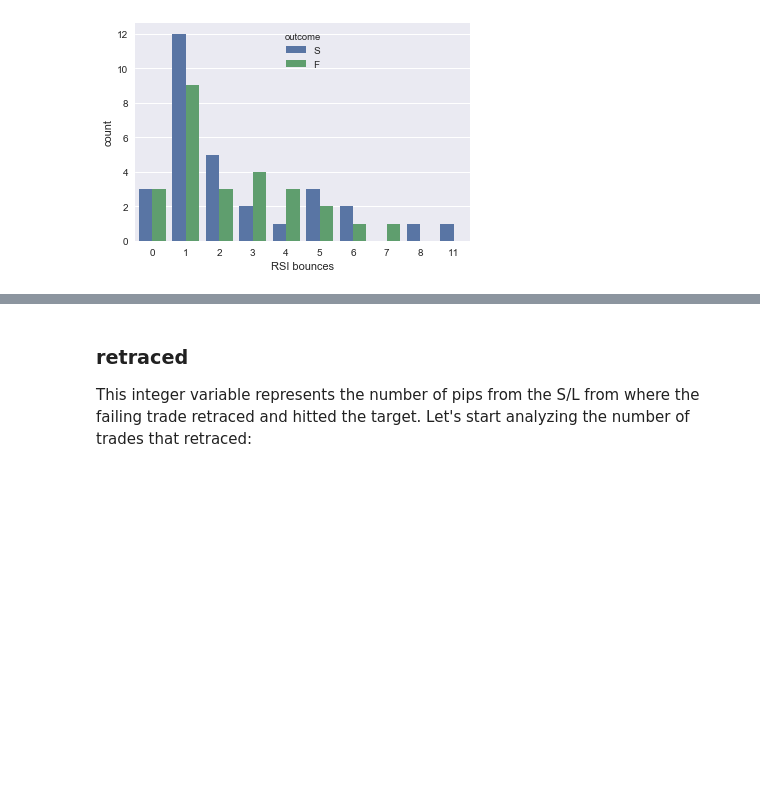
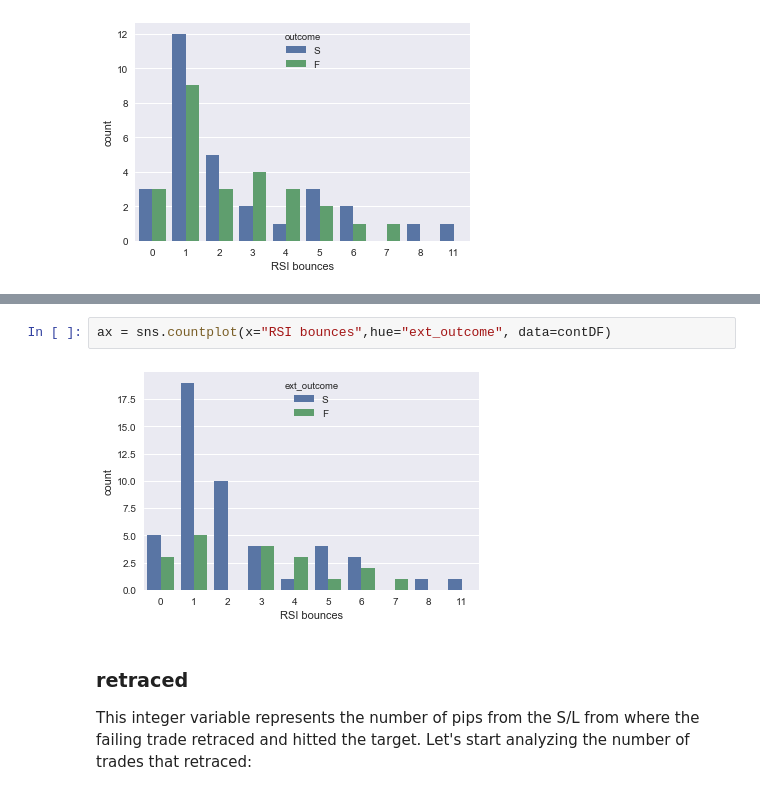
Before and after one commit to FOREXfunguru/FOREX, a Jupyter notebook: notebooks/Binary_classifier_using_ML.ipynb, the cells around one changed output, grey strips where cells are left out. Drawn from its saved outputs; the diff is of its cells as text; blank space fills up the shorter version.

```diff
--- a/notebooks/Binary_classifier_using_ML.ipynb
+++ b/notebooks/Binary_classifier_using_ML.ipynb
@@ -164,3 +217,7 @@ ax = sns.countplot(x="RSI bounces",hue="outcome", data=contDF)
+# %%
+ax = sns.countplot(x="RSI bounces",hue="ext_outcome", data=contDF)
+# %% [output]
+[figure, added]
 # %% [markdown]
 ### retraced
 This integer variable represents the number of pips from the S/L from where the failing trade retraced and hitted the target. Let's start analyzing the number of trades that retraced:
```
Also changed, not shown: parts of 26 cells of this notebook.
